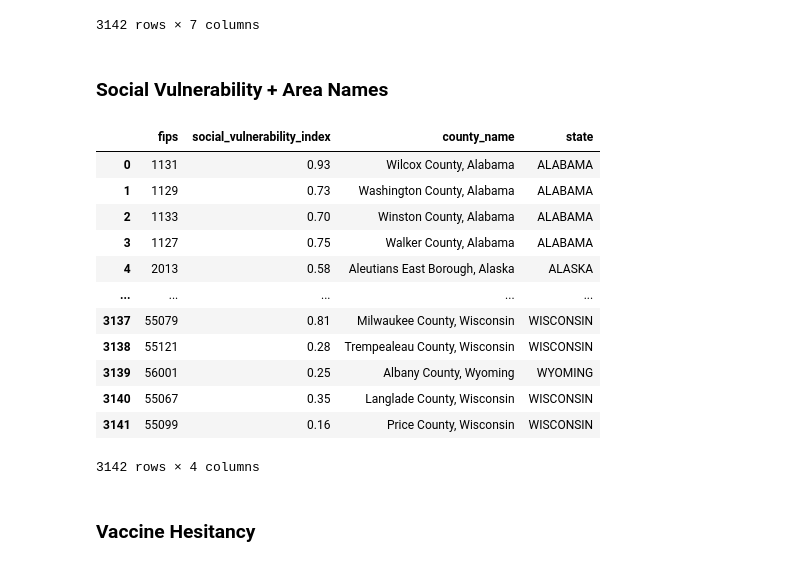
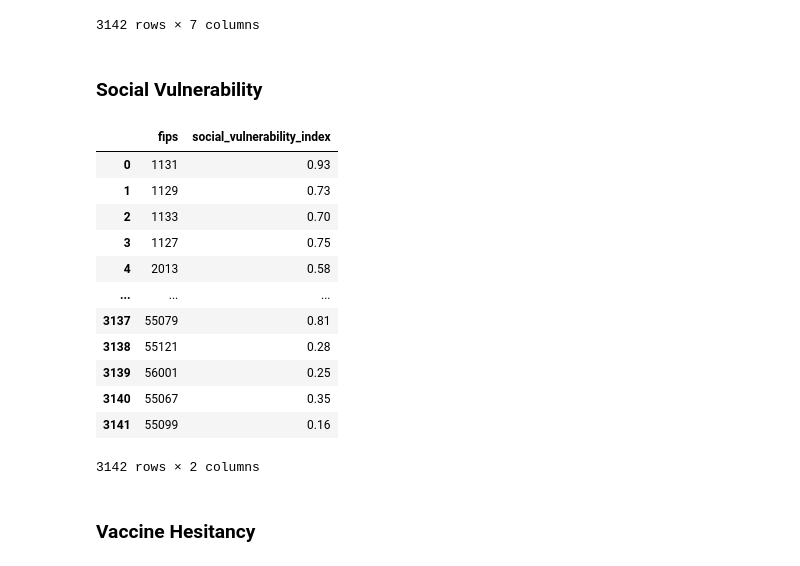
Before and after one commit to kuruparans/covid19-vaccine-hesitancy-analysis, a Jupyter notebook: data-cleaning.ipynb, the cells around one changed output. Drawn from its saved outputs; the diff is of its cells as text; code cells hidden in the pictures.

Commit message:
Refactor out county info from SVI set

```diff
--- a/data-cleaning.ipynb
+++ b/data-cleaning.ipynb
@@ -46,24 +46,24 @@ ethnicity
 | 3141 | 55099 | 0.0177 | 0.0096 | 0.0060 | 0.0083 | 0.0085 | ... |
 3142 rows × 7 columns
 # %% [markdown]
-### Social Vulnerability + Area Names
+### Social Vulnerability
 # %%
-social_vulnerability_index = vaccine_hesitancy[['fips', 'Social Vulnerability Index (SVI)', 'County Name', 'State']].rename(columns= {'Social Vulnerability Index (SVI)': 'social_vulnerability_index', 'County Name': 'county_name', 'State': 'state'})
+social_vulnerability_index = vaccine_hesitancy[['fips', 'Social Vulnerability Index (SVI)']].rename(columns= {'Social Vulnerability Index (SVI)': 'social_vulnerability_index'})
 social_vulnerability_index
 # %% [output]
-|  | fips | social_vulnerability_index | county_name | state |
-| 0 | 1131 | 0.93 | Wilcox County, Alabama | ALABAMA |
-| 1 | 1129 | 0.73 | Washington County, Alabama | ALABAMA |
-| 2 | 1133 | 0.70 | Winston County, Alabama | ALABAMA |
-| 3 | 1127 | 0.75 | Walker County, Alabama | ALABAMA |
-| 4 | 2013 | 0.58 | Aleutians East Borough, Alaska | ALASKA |
-| ... | ... | ... | ... | ... |
-| 3137 | 55079 | 0.81 | Milwaukee County, Wisconsin | WISCONSIN |
-| 3138 | 55121 | 0.28 | Trempealeau County, Wisconsin | WISCONSIN |
-| 3139 | 56001 | 0.25 | Albany County, Wyoming | WYOMING |
-| 3140 | 55067 | 0.35 | Langlade County, Wisconsin | WISCONSIN |
-| 3141 | 55099 | 0.16 | Price County, Wisconsin | WISCONSIN |
+|  | fips | social_vulnerability_index |
+| 0 | 1131 | 0.93 |
+| 1 | 1129 | 0.73 |
+| 2 | 1133 | 0.70 |
+| 3 | 1127 | 0.75 |
+| 4 | 2013 | 0.58 |
+| ... | ... | ... |
+| 3137 | 55079 | 0.81 |
+| 3138 | 55121 | 0.28 |
+| 3139 | 56001 | 0.25 |
+| 3140 | 55067 | 0.35 |
+| 3141 | 55099 | 0.16 |
-3142 rows × 4 columns
+3142 rows × 2 columns
 # %% [markdown]
 ### Vaccine Hesitancy
 # %%
```
Also changed, not shown: parts of 3 cells of this notebook.
